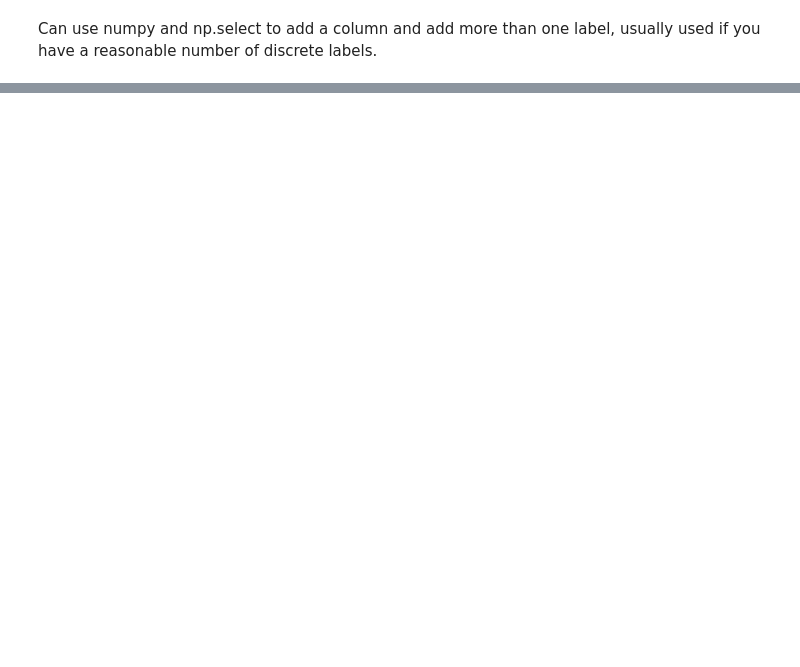
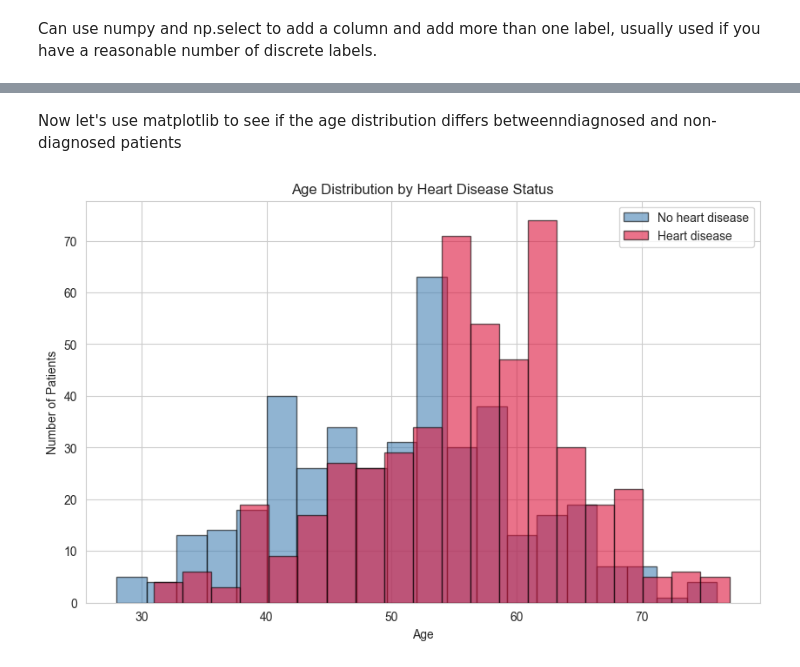
Before and after one commit to joshgitneve/heart-disease-analysis, a Jupyter notebook: heart_disease_exploration.ipynb, the cells around one changed output, grey strips where cells are left out. Saved outputs shown, nothing was run; the diff lists cells and outputs as text; code cells hidden in the pictures; blank space fills up the shorter version.

```diff
--- a/heart_disease_exploration.ipynb
+++ b/heart_disease_exploration.ipynb
@@ -917,0 +939,24 @@ at_risk[at_risk['Age'] > 65]
+# %% [markdown]
+Now let's use matplotlib to see if the age distribution differs betweenndiagnosed and non-diagnosed patients
+# %%
+# separate the data into two groups based on heart disease diagnosis
+diagnosed = df[df['HeartDisease'] == 1]['Age'] #selects ages of diagnosed patients only
+clear = df[df['HeartDisease'] == 0]['Age'] # ages of clear patients only
+
+plt.figure()
+
+#plot both hists on the same axes
+#alpha controls transparency (0=invis, 1=visible) - allows overlap to be visible
+plt.hist(clear, bins=20, color='steelblue', edgecolor='black', alpha=0.6, label='No heart disease')
+plt.hist(diagnosed, bins=20, color='crimson', edgecolor='black', alpha=0.6, label='Heart disease')
+
+plt.title('Age Distribution by Heart Disease Status')
+plt.xlabel('Age')
+plt.ylabel('Number of Patients')
+
+# add a legend so we know which colour is which
+plt.legend()
+
+plt.show()
+# %% [output]
+[figure, added]
```
Also changed, not shown: parts of 98 cells of this notebook, 1 other file.
